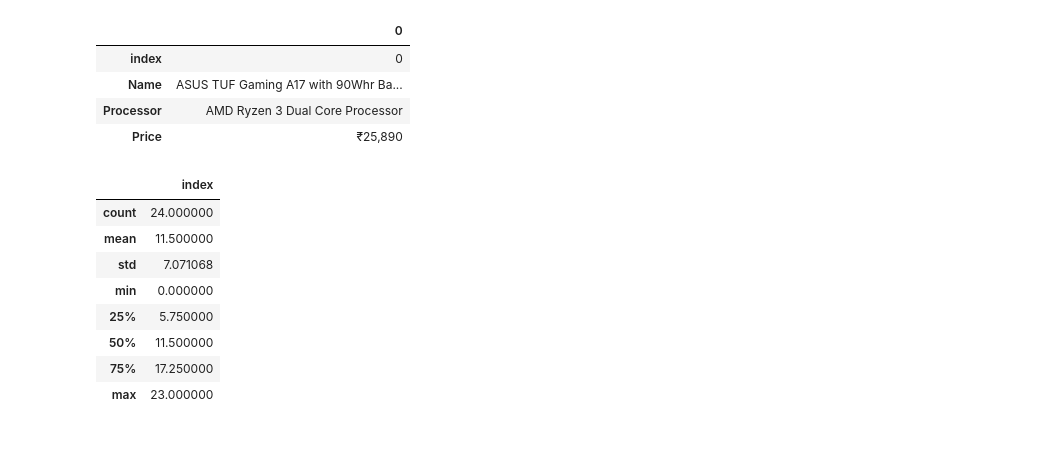
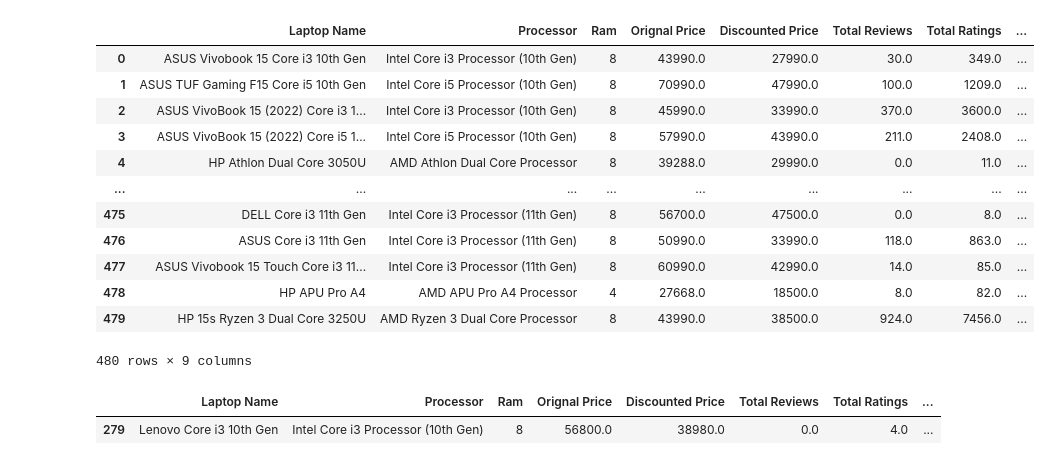
Before and after one commit to Pkamble19/Web-Scraping-Projects, a Jupyter notebook: flipkart Scraping/Flipkart Scraping.ipynb, the cells around one changed output. Saved outputs shown, nothing was run; the diff lists cells and outputs as text; code cells hidden in the pictures.

```diff
--- a/flipkart Scraping/Flipkart Scraping.ipynb
+++ b/flipkart Scraping/Flipkart Scraping.ipynb
@@ -84,20 +98,26 @@ a.max().to_frame()
-# %%
-a.min().to_frame()
-# %% [output]
-|  | 0 |
-| index | 0 |
-| Name | ASUS TUF Gaming A17 with 90Whr Ba... |
-| Processor | AMD Ryzen 3 Dual Core Processor |
-| Price | ₹25,890 |
-# %%
-a.describe()
-# %% [output]
-|  | index |
-| count | 24.000000 |
-| mean | 11.500000 |
-| std | 7.071068 |
-| min | 0.000000 |
-| 25% | 5.750000 |
-| 50% | 11.500000 |
-| 75% | 17.250000 |
-| max | 23.000000 |
+# %%
+#removiung none values from df
+df[df['Laptop Name']=='None']=None
+df.dropna(axis=0,inplace=True)
+df.reset_index(drop=True,inplace=True)
+df
+# %% [output]
+|  | Laptop Name | Processor | Ram | Orignal Price | Discounted Price | Total Reviews | Total Ratings | ... |
+| 0 | ASUS Vivobook 15 Core i3 10th Gen | Intel Core i3 Processor (10th Gen) | 8 | 43990.0 | 27990.0 | 30.0 | 349.0 | ... |
+| 1 | ASUS TUF Gaming F15 Core i5 10th Gen | Intel Core i5 Processor (10th Gen) | 8 | 70990.0 | 47990.0 | 100.0 | 1209.0 | ... |
+| 2 | ASUS VivoBook 15 (2022) Core i3 1... | Intel Core i3 Processor (10th Gen) | 8 | 45990.0 | 33990.0 | 370.0 | 3600.0 | ... |
+| 3 | ASUS VivoBook 15 (2022) Core i5 1... | Intel Core i5 Processor (10th Gen) | 8 | 57990.0 | 43990.0 | 211.0 | 2408.0 | ... |
+| 4 | HP Athlon Dual Core 3050U | AMD Athlon Dual Core Processor | 8 | 39288.0 | 29990.0 | 0.0 | 11.0 | ... |
+| ... | ... | ... | ... | ... | ... | ... | ... | ... |
+| 475 | DELL Core i3 11th Gen | Intel Core i3 Processor (11th Gen) | 8 | 56700.0 | 47500.0 | 0.0 | 8.0 | ... |
+| 476 | ASUS Core i3 11th Gen | Intel Core i3 Processor (11th Gen) | 8 | 50990.0 | 33990.0 | 118.0 | 863.0 | ... |
+| 477 | ASUS Vivobook 15 Touch Core i3 11... | Intel Core i3 Processor (11th Gen) | 8 | 60990.0 | 42990.0 | 14.0 | 85.0 | ... |
+| 478 | HP APU Pro A4 | AMD APU Pro A4 Processor | 4 | 27668.0 | 18500.0 | 8.0 | 82.0 | ... |
+| 479 | HP 15s Ryzen 3 Dual Core 3250U | AMD Ryzen 3 Dual Core Processor | 8 | 43990.0 | 38500.0 | 924.0 | 7456.0 | ... |
+480 rows × 9 columns
+# %%
+#top laptop by rating
+df[df['Avarage Rating']==max(df['Avarage Rating'])]
+# %% [output]
+|  | Laptop Name | Processor | Ram | Orignal Price | Discounted Price | Total Reviews | Total Ratings | ... |
+| 279 | Lenovo Core i3 10th Gen | Intel Core i3 Processor (10th Gen) | 8 | 56800.0 | 38980.0 | 0.0 | 4.0 | ... |
```
Also changed, not shown: parts of 24 cells of this notebook, 2 other files.
